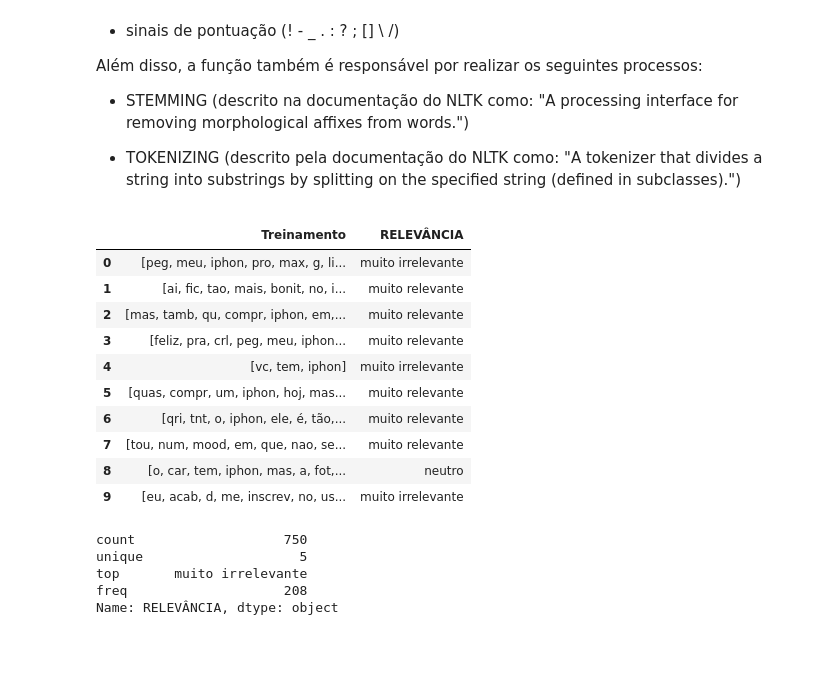
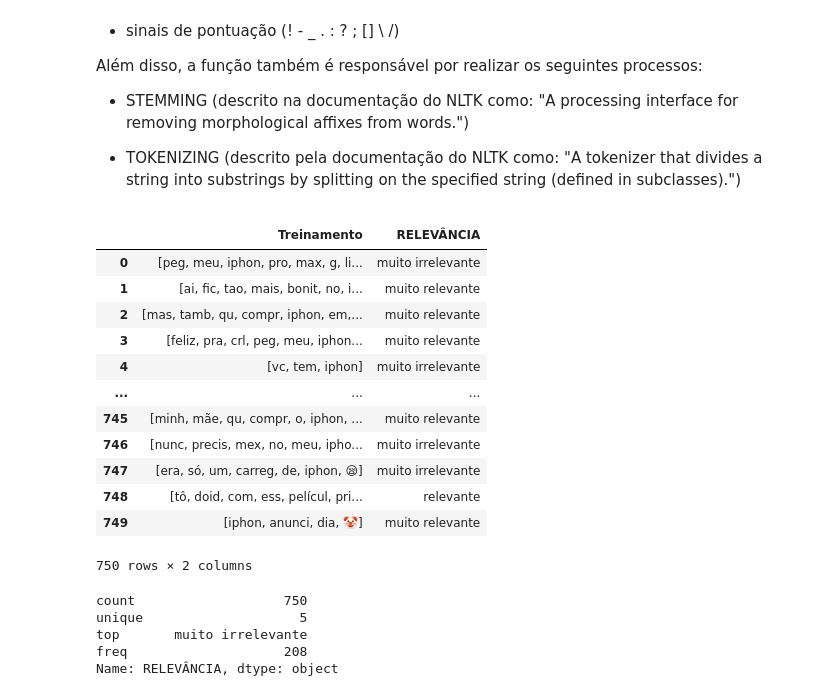
Before and after one commit to G3mha/does-Twitter-like-iPhone, a Jupyter notebook: Projeto1_Layout_Classificador.ipynb, the cells around one changed output. Cells and saved outputs as stored; diff of their text form; code cells hidden in the pictures; blank space fills up the shorter version.

Commit message:
categorical

```diff
--- a/Projeto1_Layout_Classificador.ipynb
+++ b/Projeto1_Layout_Classificador.ipynb
@@ -128,24 +128,35 @@ def clean_data(text):
 # %%
 # preparando os dados
 train.loc[:, 'Treinamento'] = train.Treinamento.apply(clean_data)
-train.loc[:, 'RELEVÂNCIA'] = train.RELEVÂNCIA.map({0: 'muito irrelevante',
-                                                   1: 'irrelevante',
-                                                   2: 'neutro',
-                                                   3: 'relevante',
-                                                   4: 'muito relevante'})
-train.head(10)
+train_relevancia = train.RELEVÂNCIA.map({
+    0: 'muito irrelevante',
+    1: 'irrelevante',
+    2: 'neutro',
+    3: 'relevante',
+    4: 'muito relevante'
+})
+
+categorias = ['muito irrelevante', 'irrelevante',
+              'neutro', 'relevante', 'muito relevante']
+
+train.loc[:, 'RELEVÂNCIA'] = pd.Categorical(
+    train_relevancia, categories=categorias, ordered=True
+)
+train
 # %% [output]
 |  | Treinamento | RELEVÂNCIA |
 | 0 | [peg, meu, iphon, pro, max, g, li... | muito irrelevante |
 | 1 | [ai, fic, tao, mais, bonit, no, i... | muito relevante |
 | 2 | [mas, tamb, qu, compr, iphon, em,... | muito relevante |
 | 3 | [feliz, pra, crl, peg, meu, iphon... | muito relevante |
 | 4 | [vc, tem, iphon] | muito irrelevante |
-| 5 | [quas, compr, um, iphon, hoj, mas... | muito relevante |
-| 6 | [qri, tnt, o, iphon, ele, é, tão,... | muito relevante |
-| 7 | [tou, num, mood, em, que, nao, se... | muito relevante |
-| 8 | [o, car, tem, iphon, mas, a, fot,... | neutro |
-| 9 | [eu, acab, d, me, inscrev, no, us... | muito irrelevante |
+| ... | ... | ... |
+| 745 | [minh, mãe, qu, compr, o, iphon, ... | muito relevante |
+| 746 | [nunc, precis, mex, no, meu, ipho... | muito irrelevante |
+| 747 | [era, só, um, carreg, de, iphon, 😪] | muito irrelevante |
+| 748 | [tô, doid, com, ess, películ, pri... | relevante |
+| 749 | [iphon, anunci, dia, 🤡] | muito relevante |
+750 rows × 2 columns
 # %%
 train.RELEVÂNCIA.describe()
 # %% [output]
```
Also changed, not shown: parts of 3 cells of this notebook.
